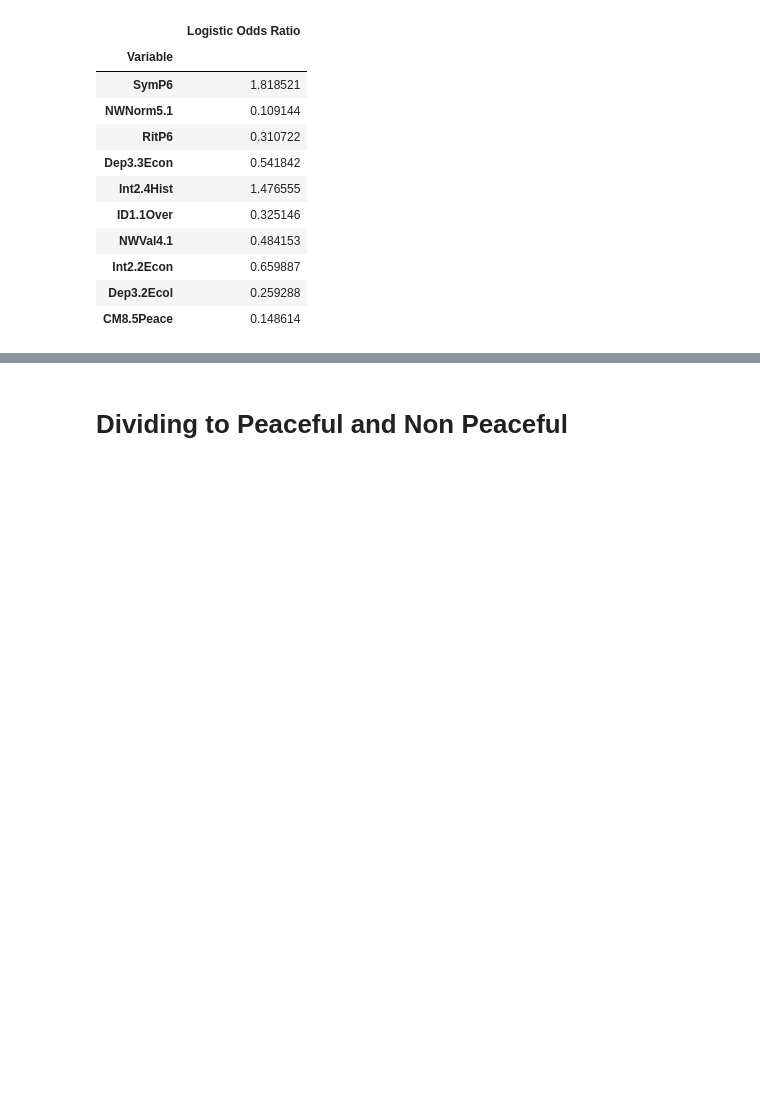
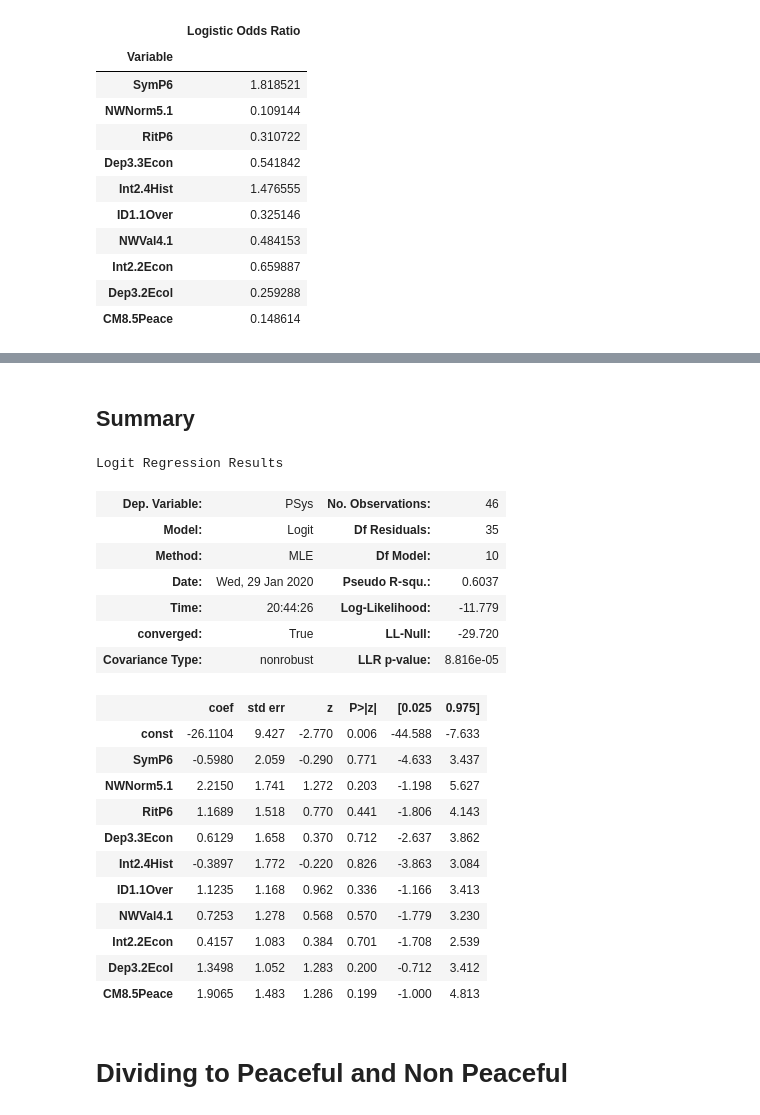
Before and after one commit to knarfamlap/Peace_System, a Jupyter notebook: non_war_related_vars.ipynb, the cells around one changed output, grey strips where cells are left out. Drawn from its saved outputs; the diff is of its cells as text; code cells hidden in the pictures; blank space fills up the shorter version.

```diff
--- a/non_war_related_vars.ipynb
+++ b/non_war_related_vars.ipynb
@@ -213,3 +265,30 @@ odd_ratios
+# %% [markdown]
+## Summary
+# %%
+logit = sm.Logit(y.replace(2, 0), sm.add_constant(X)).fit(disp=0)
+# %%
+logit.summary()
+# %% [output]
+Logit Regression Results
+| Dep. Variable: | PSys | No. Observations: | 46 |
+| Model: | Logit | Df Residuals: | 35 |
+| Method: | MLE | Df Model: | 10 |
+| Date: | Wed, 29 Jan 2020 | Pseudo R-squ.: | 0.6037 |
+| Time: | 20:44:26 | Log-Likelihood: | -11.779 |
+| converged: | True | LL-Null: | -29.720 |
+| Covariance Type: | nonrobust | LLR p-value: | 8.816e-05 |
+|  | coef | std err | z | P>|z| | [0.025 | 0.975] |
+| const | -26.1104 | 9.427 | -2.770 | 0.006 | -44.588 | -7.633 |
+| SymP6 | -0.5980 | 2.059 | -0.290 | 0.771 | -4.633 | 3.437 |
+| NWNorm5.1 | 2.2150 | 1.741 | 1.272 | 0.203 | -1.198 | 5.627 |
+| RitP6 | 1.1689 | 1.518 | 0.770 | 0.441 | -1.806 | 4.143 |
+| Dep3.3Econ | 0.6129 | 1.658 | 0.370 | 0.712 | -2.637 | 3.862 |
+| Int2.4Hist | -0.3897 | 1.772 | -0.220 | 0.826 | -3.863 | 3.084 |
+| ID1.1Over | 1.1235 | 1.168 | 0.962 | 0.336 | -1.166 | 3.413 |
+| NWVal4.1 | 0.7253 | 1.278 | 0.568 | 0.570 | -1.779 | 3.230 |
+| Int2.2Econ | 0.4157 | 1.083 | 0.384 | 0.701 | -1.708 | 2.539 |
+| Dep3.2Ecol | 1.3498 | 1.052 | 1.283 | 0.200 | -0.712 | 3.412 |
+| CM8.5Peace | 1.9065 | 1.483 | 1.286 | 0.199 | -1.000 | 4.813 |
 # %% [markdown]
 # Dividing to Peaceful and Non Peaceful
 # %%
```
Also changed, not shown: parts of 7 cells of this notebook, 3 other files.
